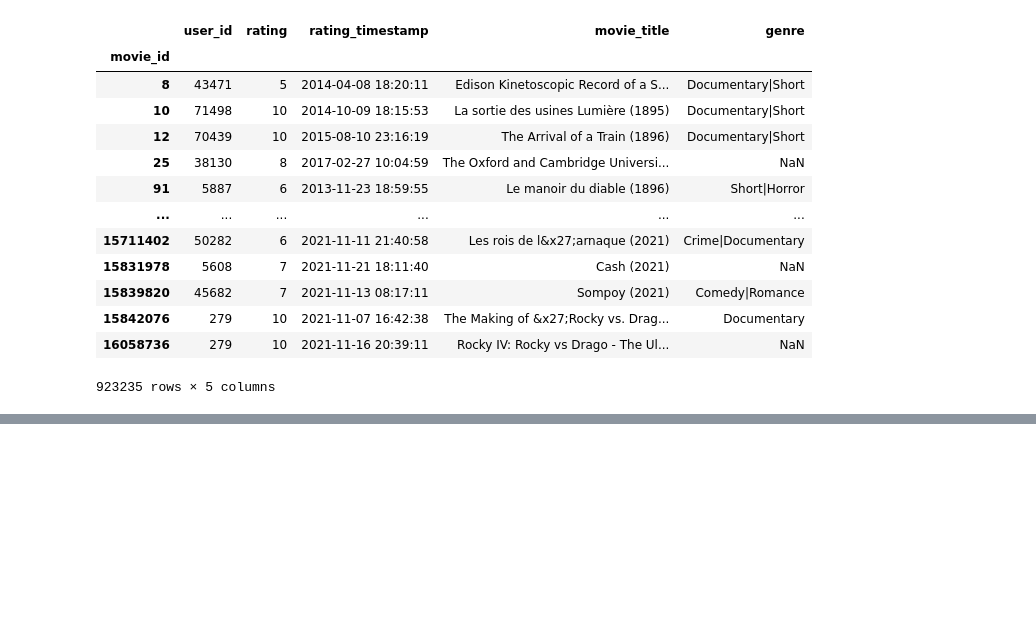
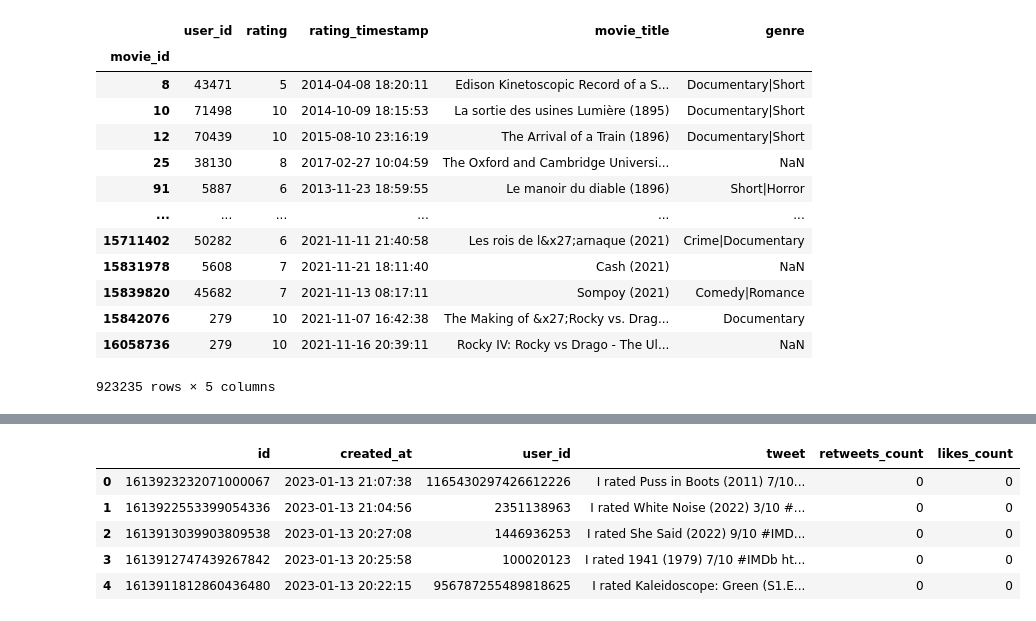
Before and after one commit to Harshavardhan1617/Movie-Reccomendation-App, a Jupyter notebook: notebook1.ipynb, the cells around one changed output, grey strips where cells are left out. Cells and saved outputs as stored; diff of their text form; code cells hidden in the pictures; blank space fills up the shorter version.

Commit message:
cleaned new tweets

```diff
--- a/notebook1.ipynb
+++ b/notebook1.ipynb
@@ -190,0 +205,5 @@ new_tweets[created_at]
+# %%
+new_tweets["created_at"] = new_tweets["created_at"].str[:-19]
+# %%
+new_tweets["created_at"] = pd.to_datetime(new_tweets["created_at"])
+new_tweets["created_at"]
@@ -190,0 +243,7 @@ new_tweets[created_at]
+# %%
+new_tweets.drop(columns = ['conversation_id', 'date', 'timezone', 'name', 'place', 'language',
+                           'mentions', 'urls', 'photos', 'replies_count', 'cashtags', 'link',
+                           'retweet', 'quote_url', 'video', 'thumbnail', 'near', 'geo', 'source',
+                           'user_rt_id','user_rt', 'reply_to', 'retweet_id', 'retweet_date',
+                           'translate', 'trans_src', 'trans_dest'
+                          ], inplace=True)
@@ -190,0 +285,10 @@ new_tweets[created_at]
+# %%
+new_tweets.drop(columns = ['time', 'username', 'hashtags'], inplace = True)
+new_tweets.head(5)
+# %% [output]
+|  | id | created_at | user_id | tweet | retweets_count | likes_count |
+| 0 | 1613923232071000067 | 2023-01-13 21:07:38 | 1165430297426612226 | I rated Puss in Boots (2011) 7/10... | 0 | 0 |
+| 1 | 1613922553399054336 | 2023-01-13 21:04:56 | 2351138963 | I rated White Noise (2022) 3/10 #... | 0 | 0 |
+| 2 | 1613913039903809538 | 2023-01-13 20:27:08 | 1446936253 | I rated She Said (2022) 9/10 #IMD... | 0 | 0 |
+| 3 | 1613912747439267842 | 2023-01-13 20:25:58 | 100020123 | I rated 1941 (1979) 7/10 #IMDb ht... | 0 | 0 |
+| 4 | 1613911812860436480 | 2023-01-13 20:22:15 | 956787255489818625 | I rated Kaleidoscope: Green (S1.E... | 0 | 0 |
```
Also changed, not shown: parts of 16 cells of this notebook.
